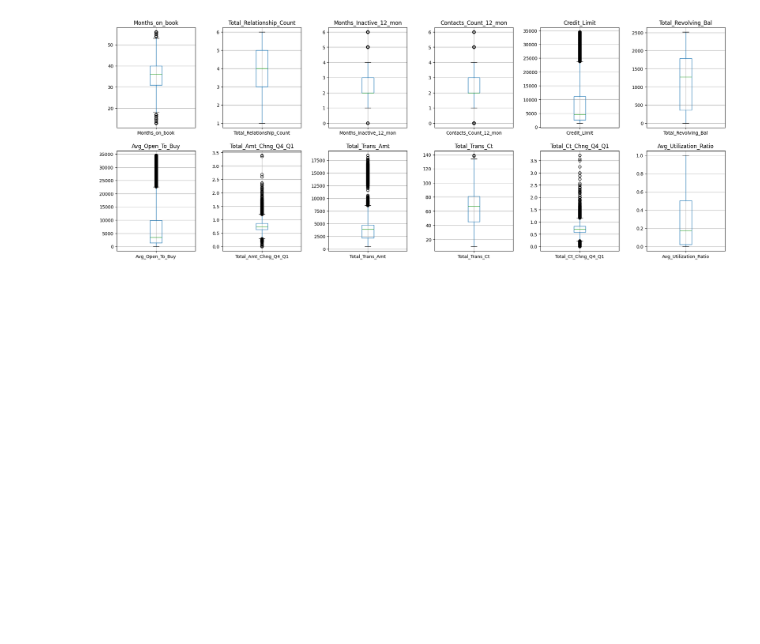
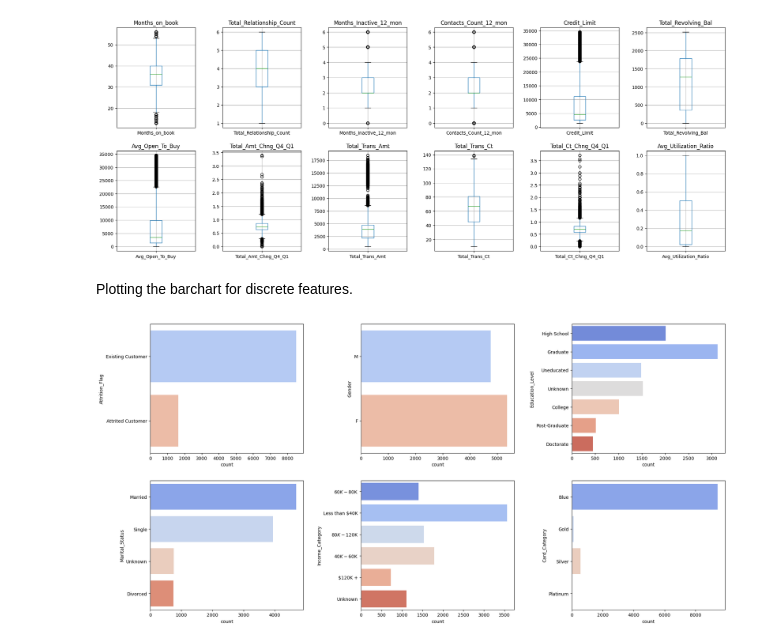
Before and after one commit to MJMcManaman/ITEC4305A1, a Jupyter notebook: CreditCardCustomer.ipynb, the cells around one changed output. Cells and saved outputs as stored; diff of their text form; code cells hidden in the pictures; blank space fills up the shorter version.

```diff
--- a/CreditCardCustomer.ipynb
+++ b/CreditCardCustomer.ipynb
@@ -109,3 +109,27 @@ for j in range(i + 1, len(axes)):
 plt.show()
 # %% [output]
 [figure]
+# %% [markdown]
+Plotting the barchart for discrete features.
+# %%
+import seaborn as sns
+
+# List of categorical features
+categorical_features = [
+    'Attrition_Flag', 'Gender', 'Education_Level',
+    'Marital_Status', 'Income_Category', 'Card_Category'
+]
+
+# Create a figure with subplots
+plt.figure(figsize = (20, 10))
+
+# Loop through each feature and create a count plot
+for i, feature in enumerate(categorical_features, 1):
+    plt.subplot(2, 3, i)  # Create a subplot in a 2x3 grid
+    ax = sns.countplot(data = df, y = feature, hue=feature, palette = 'coolwarm')  # Create a horizontal count plot
+
+# Adjust layout for better spacing
+plt.tight_layout(pad = 3.0)
+plt.show()
+# %% [output]
+[figure, added]
```
Also changed, not shown: parts of 1 cell of this notebook.
